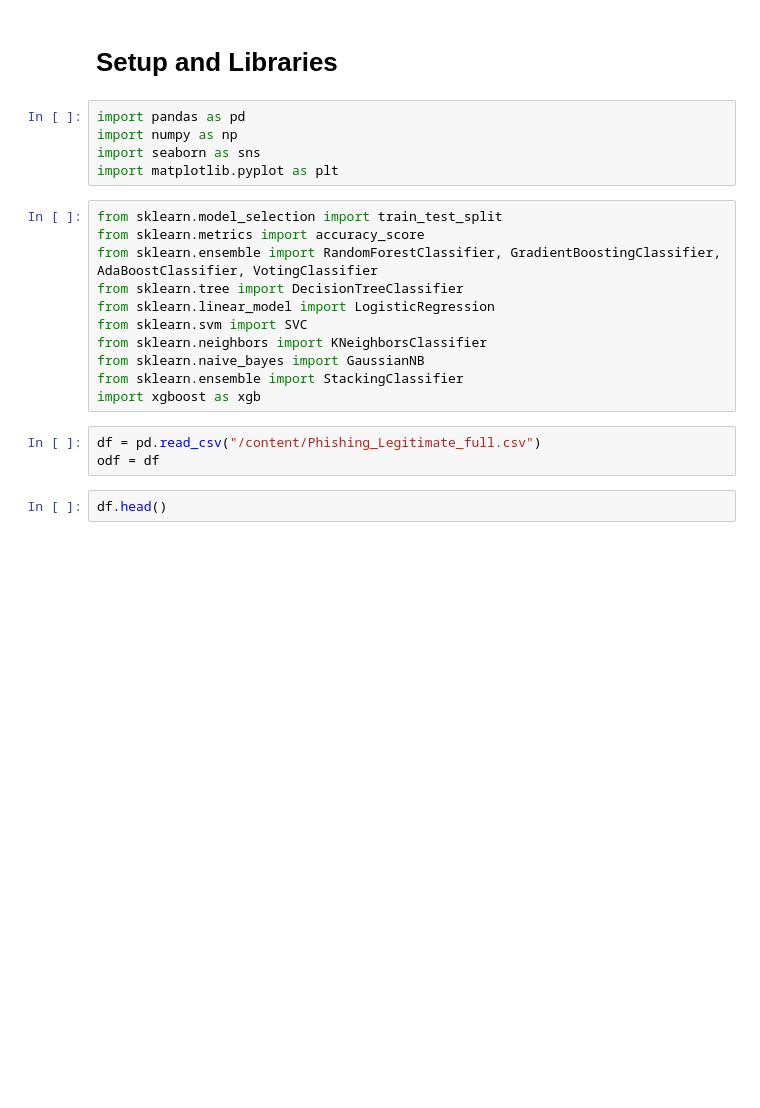
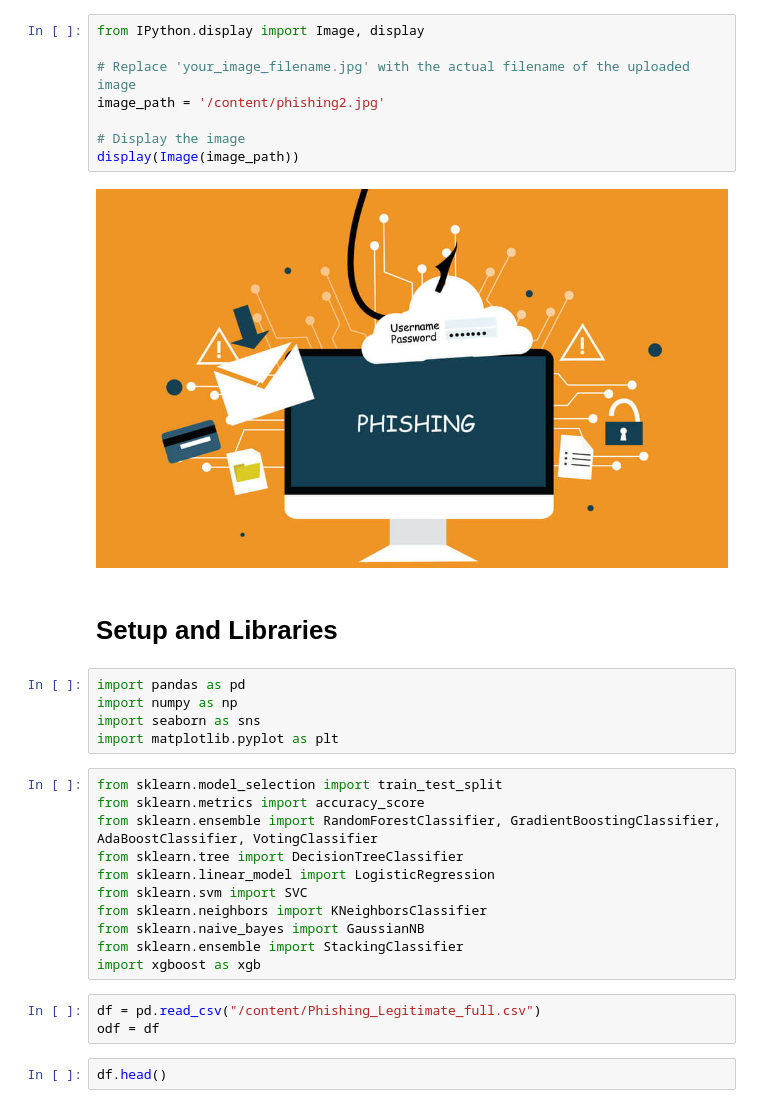
Before and after one commit to koushik2299/Phising-attack-detection, a Jupyter notebook: Phising_attacks.ipynb, the cells around one changed output. Drawn from its saved outputs; the diff is of its cells as text; blank space fills up the shorter version.

```diff
--- a/Phising_attacks.ipynb
+++ b/Phising_attacks.ipynb
@@ -3,3 +7,13 @@
+# %%
+from IPython.display import Image, display
+
+# Replace 'your_image_filename.jpg' with the actual filename of the uploaded image
+image_path = '/content/phishing2.jpg'
+
+# Display the image
+display(Image(image_path))
+# %% [output]
+[figure, added]
 # %% [markdown]
 # **Setup and Libraries**
 # %%
```
Also changed, not shown: parts of 3 cells of this notebook.
